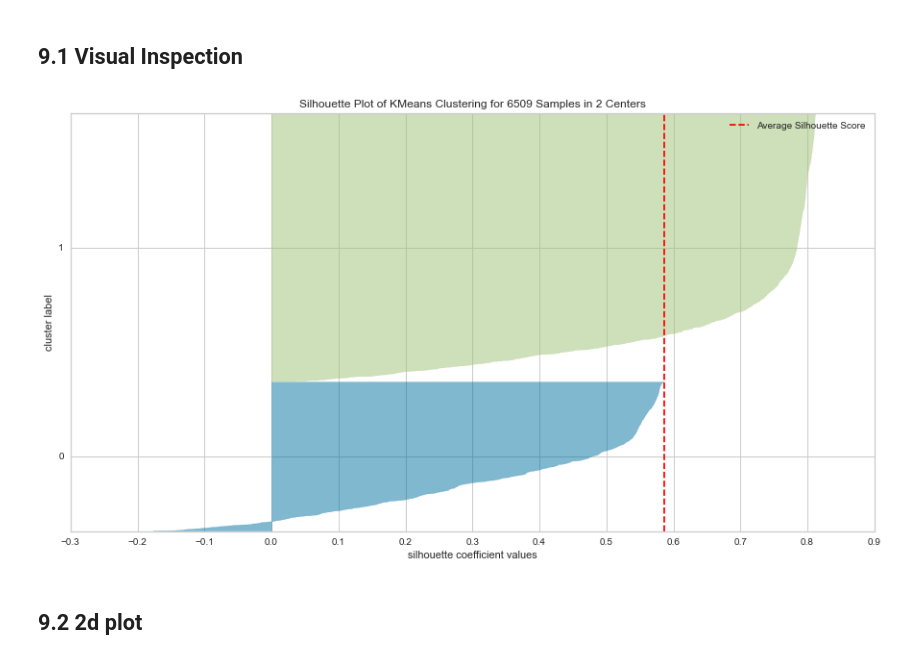
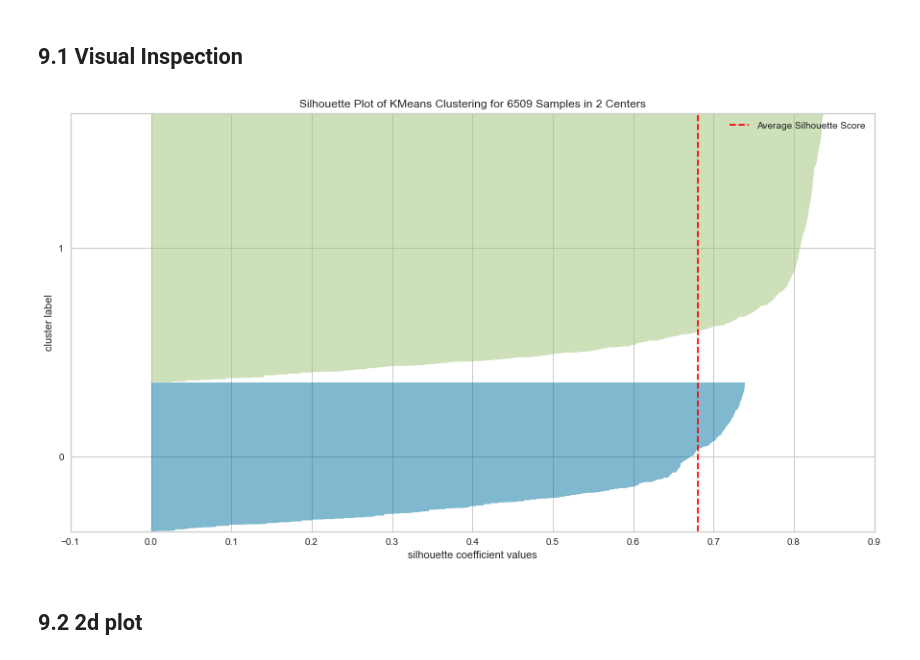
Before and after one commit to ViniciusKos/insiders_clustering, a Jupyter notebook: cluster_circle4.ipynb, the cells around one changed output. Cells and saved outputs as stored; diff of their text form; code cells hidden in the pictures.

```diff
--- a/cluster_circle4.ipynb
+++ b/cluster_circle4.ipynb
@@ -866,3 +898,7 @@ df6=df5.copy()
+# %%
+df6=df5.copy()
+cols=['customerid', 'profit', 'recencydays', 'items_kept', 'frequency']
+df6=df6[cols]
 # %% [markdown]
 # 7.0 Hyperparameter Tuning
 # %%
@@ -915,15 +924,0 @@ from sklearn.mixture import GaussianMixture
-# %%
-gmm_list = []
-for k in clusters:
-    # model definition
-    gmm_model = GaussianMixture( n_components=k )
-
-    # model training
-    gmm_model.fit( X )
-
-    # model predict
-    labels = gmm_model.predict( X )
-
-    # model performance
-    sil = m.silhouette_score( X, labels, metric='euclidean' )
-    gmm_list.append( sil )
@@ -966,12 +924,0 @@ plt.show()
-# %%
-hc_list = []
-for k in clusters:
-    # model definition & training
-    hc_model = hc.linkage( X, 'ward' )
-
-    # model predict
-    labels = hc.fcluster( hc_model, k, criterion='maxclust' )
-
-    # metrics
-    sil = m.silhouette_score( X, labels, metric='euclidean' )
-    hc_list.append( sil )
@@ -1054,7 +941,7 @@ for k in clusters:
 ## 8.1 K-Means
 # %%
 # model definition
-k=3
+k=2
 kmeans = c.KMeans(init='k-means++', n_clusters=k, n_init=10, max_iter=300, random_state=42)
 
 #model training
@@ -1081,11 +968,11 @@ df9.head(1)
 # %% [markdown]
 ## 9.1 Visual Inspection
 # %%
-# visualizer = SilhouetteVisualizer( kmeans, init='k-means++', colors='yellowbrick')
-# visualizer.fit(X)
-# visualizer.finalize()
+visualizer = SilhouetteVisualizer( kmeans, init='k-means++', colors='yellowbrick')
+visualizer.fit(X)
+visualizer.finalize()
 # %% [output]
-[figure, old version]
+[figure, new version]
 # %% [markdown]
 ## 9.2 2d plot
 # %%
```
Also changed, not shown: parts of 39 cells of this notebook.
